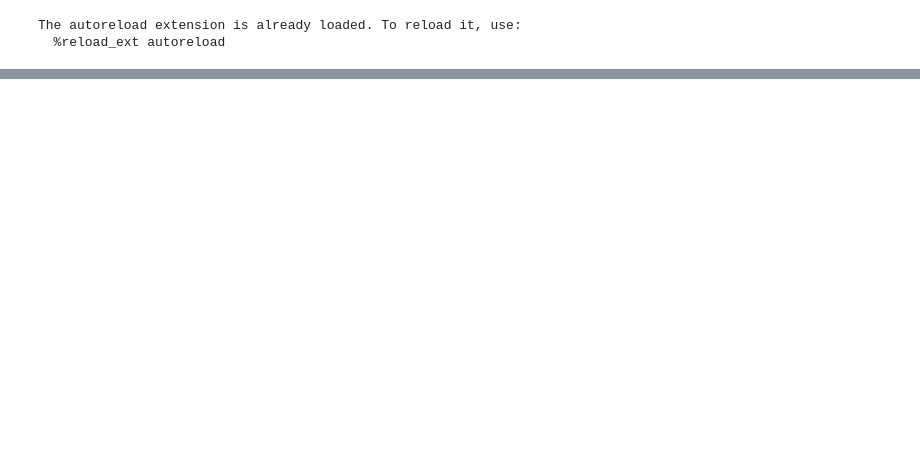
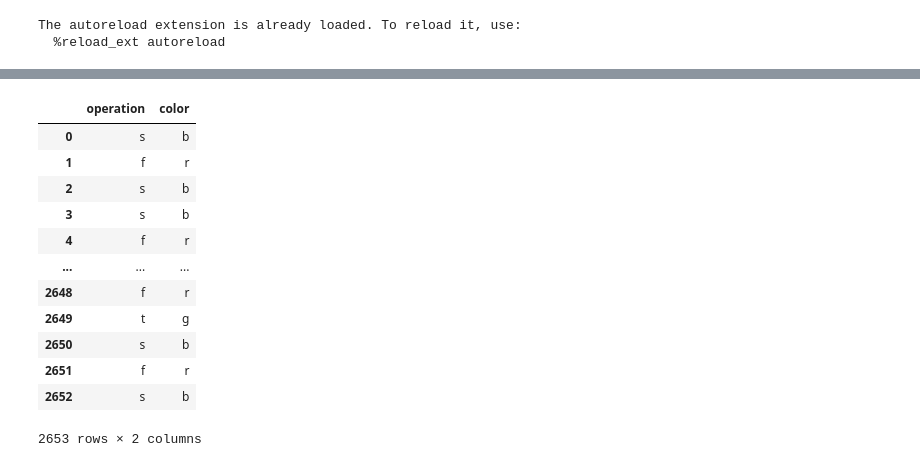
Before and after one commit to ml4ai/funman, a Jupyter notebook: notebooks/2d_param_synth.ipynb, the cells around one changed output, grey strips where cells are left out. Cells and saved outputs as stored; diff of their text form; code cells hidden in the pictures; blank space fills up the shorter version.

```diff
--- a/notebooks/2d_param_synth.ipynb
+++ b/notebooks/2d_param_synth.ipynb
@@ -47,0 +62,24 @@ result = fm.solve(scenario)
+# %%
+operation = pd.Series(data=result.result[3].iteration_operation)
+# ts = operation.apply(lambda x: x == "s")
+# tf = operation.apply(lambda x: x == "f")
+# tt = operation.apply(lambda x: x == "t")
+color = operation.apply(lambda x: "g" if x == "t" else ("r" if x == "f" else "b"))
+op_type = pd.DataFrame(data={#"s" : ts, "f": tf, "t": tt,
+ "operation" : operation, "color" : color})
+
+op_type
+# %% [output]
+|  | operation | color |
+| 0 | s | b |
+| 1 | f | r |
+| 2 | s | b |
+| 3 | s | b |
+| 4 | f | r |
+| ... | ... | ... |
+| 2648 | f | r |
+| 2649 | t | g |
+| 2650 | s | b |
+| 2651 | f | r |
+| 2652 | s | b |
+2653 rows × 2 columns
```
Also changed, not shown: parts of 4 cells of this notebook, 2 other files.
